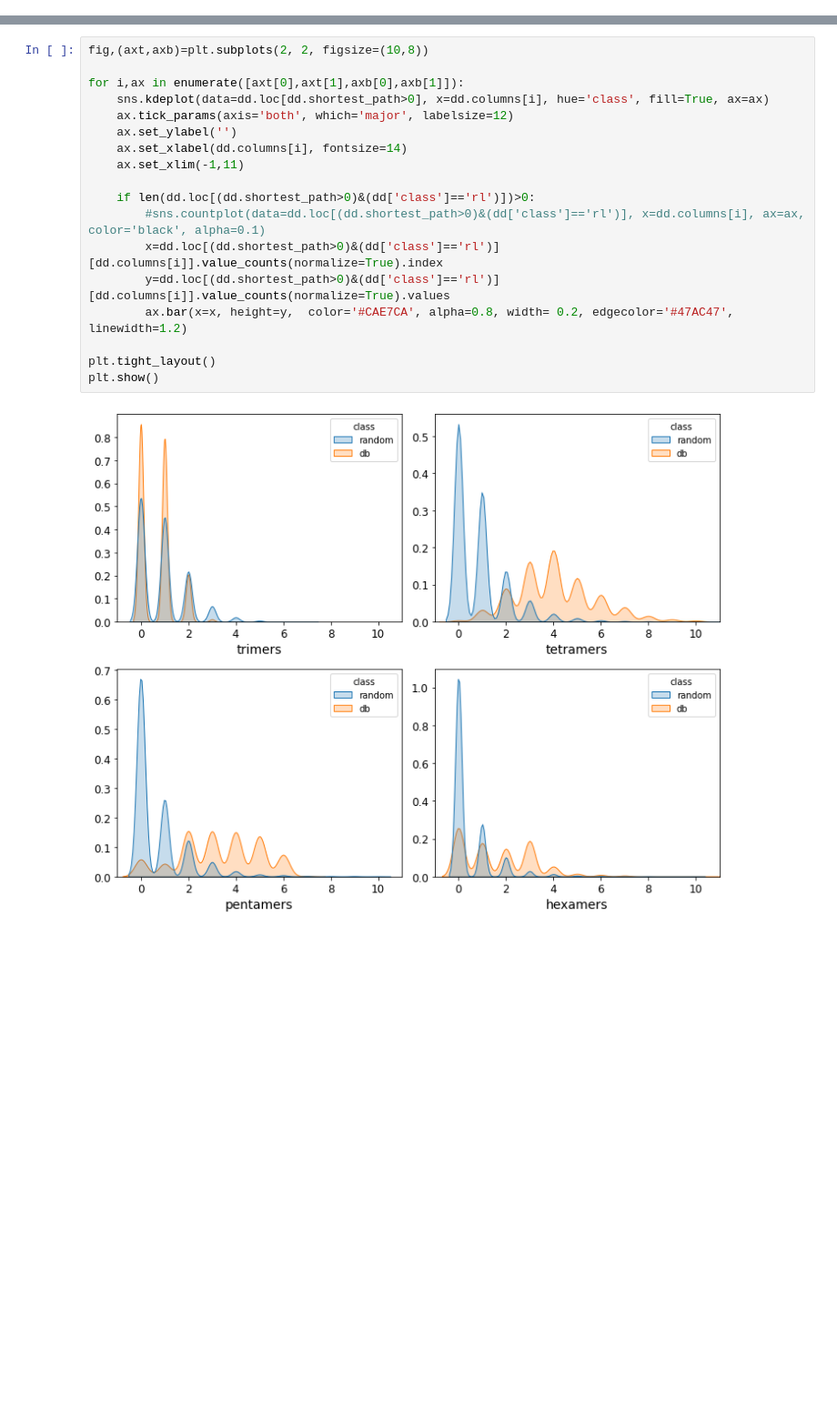
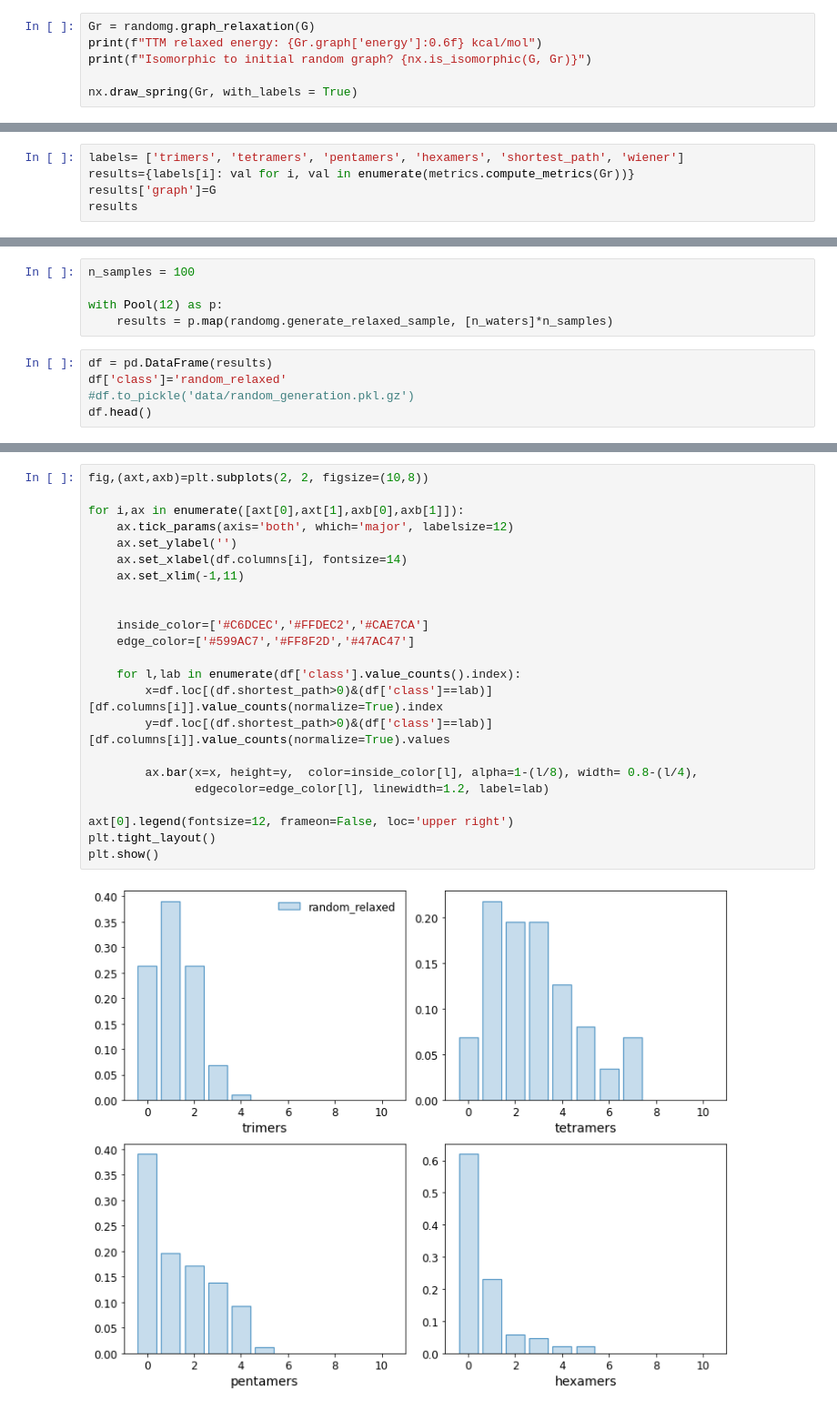
Before and after one commit to exalearn/hydronet, a Jupyter notebook: misc/random_graph_generation.ipynb, the cells around one changed output, grey strips where cells are left out. Shown: that part at 91% size. Drawn from its saved outputs; the diff is of its cells as text; blank space fills up the shorter version.

Commit message:
updated random graph generation example to include relaxation

```diff
--- a/misc/random_graph_generation.ipynb
+++ b/misc/random_graph_generation.ipynb
@@ -90,0 +28,6 @@ dd.head()
+# %%
+Gr = randomg.graph_relaxation(G)
+print(f"TTM relaxed energy: {Gr.graph['energy']:0.6f} kcal/mol")
+print(f"Isomorphic to initial random graph? {nx.is_isomorphic(G, Gr)}")
+
+nx.draw_spring(Gr, with_labels = True)
@@ -90,0 +40,5 @@ dd.head()
+# %%
+labels= ['trimers', 'tetramers', 'pentamers', 'hexamers', 'shortest_path', 'wiener']
+results={labels[i]: val for i, val in enumerate(metrics.compute_metrics(Gr))}
+results['graph']=G
+results
@@ -90,0 +55,10 @@ dd.head()
+# %%
+n_samples = 100
+
+with Pool(12) as p:
+    results = p.map(randomg.generate_relaxed_sample, [n_waters]*n_samples)
+# %%
+df = pd.DataFrame(results)
+df['class']='random_relaxed'
+#df.to_pickle('data/random_generation.pkl.gz')
+df.head()
@@ -91,20 +72,25 @@ dd.head()
 # %%
 fig,(axt,axb)=plt.subplots(2, 2, figsize=(10,8))
 
 for i,ax in enumerate([axt[0],axt[1],axb[0],axb[1]]):
-    sns.kdeplot(data=dd.loc[dd.shortest_path>0], x=dd.columns[i], hue='class', fill=True, ax=ax)
     ax.tick_params(axis='both', which='major', labelsize=12)
     ax.set_ylabel('')
-    ax.set_xlabel(dd.columns[i], fontsize=14)
+    ax.set_xlabel(df.columns[i], fontsize=14)
     ax.set_xlim(-1,11)
 
-    if len(dd.loc[(dd.shortest_path>0)&(dd['class']=='rl')])>0:
-        #sns.countplot(data=dd.loc[(dd.shortest_path>0)&(dd['class']=='rl')], x=dd.columns[i], ax=ax,  color='black', alpha=0.1)
-        x=dd.loc[(dd.shortest_path>0)&(dd['class']=='rl')][dd.columns[i]].value_counts(normalize=True).index
-        y=dd.loc[(dd.shortest_path>0)&(dd['class']=='rl')][dd.columns[i]].value_counts(normalize=True).values
-        ax.bar(x=x, height=y,  color='#CAE7CA', alpha=0.8, width= 0.2, edgecolor='#47AC47', linewidth=1.2)
 
+    inside_color=['#C6DCEC','#FFDEC2','#CAE7CA']
+    edge_color=['#599AC7','#FF8F2D','#47AC47']
+
+    for l,lab in enumerate(df['class'].value_counts().index):
+        x=df.loc[(df.shortest_path>0)&(df['class']==lab)][df.columns[i]].value_counts(normalize=True).index
+        y=df.loc[(df.shortest_path>0)&(df['class']==lab)][df.columns[i]].value_counts(normalize=True).values
+
+        ax.bar(x=x, height=y,  color=inside_color[l], alpha=1-(l/8), width= 0.8-(l/4),
+               edgecolor=edge_color[l], linewidth=1.2, label=lab)
+
+axt[0].legend(fontsize=12, frameon=False, loc='upper right')
 plt.tight_layout()
 plt.show()
 # %% [output]
-[figure, old version]
+[figure, new version]
```
Also changed, not shown: parts of 20 cells of this notebook, 2 other files.
